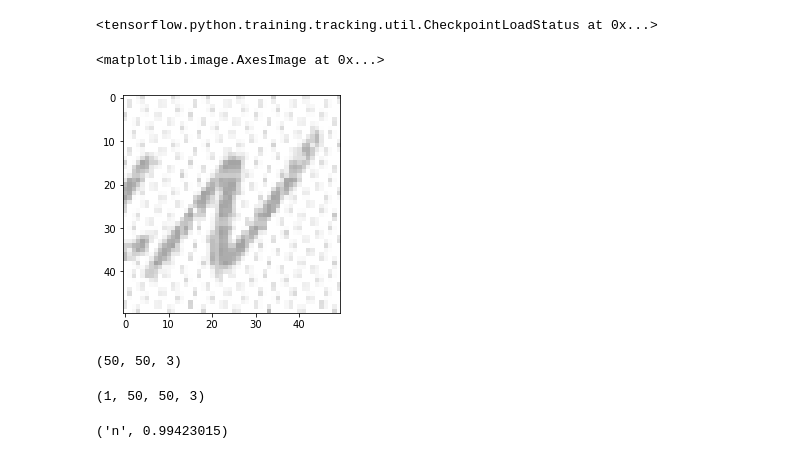
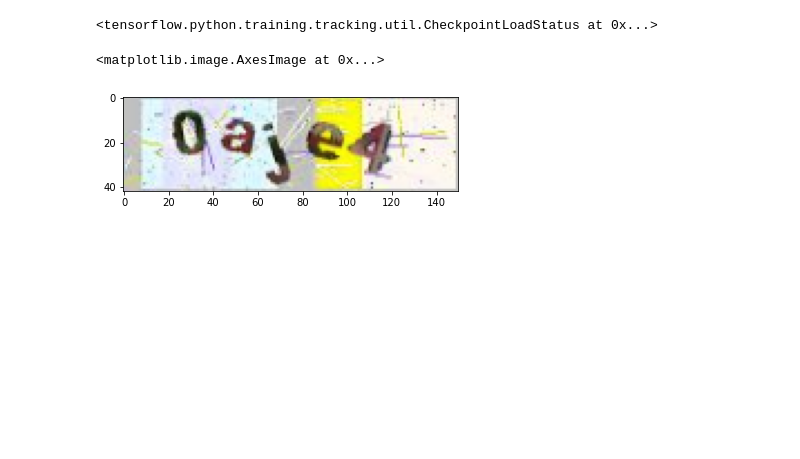
Before and after one commit to maciejewiczow/psi-project-captcha, a Jupyter notebook: solve.ipynb, the cells around one changed output. Saved outputs shown, nothing was run; the diff lists cells and outputs as text; code cells hidden in the pictures; blank space fills up the shorter version.

```diff
--- a/solve.ipynb
+++ b/solve.ipynb
@@ -19,17 +21,12 @@ datasetPath = "lettersDataset_final"
 # %%
 labels = [f.name for f in os.scandir(path.join(datasetPath, "train")) if f.is_dir()]
 # %%
-# inputCaptchaPath = "dataset\\caixa\\1luka.gif"
-folder = "lettersDataset_final\\test\\n\\"
-inputCaptchaPath = path.join(folder, random.choice(os.listdir(folder)))
+inputCaptchaPath = "dataset\\nfe\\0aje4.png"
+# folder = "lettersDataset_final\\test\\n\\"
+# inputCaptchaPath = path.join(folder, random.choice(os.listdir(folder)))
 # %%
-image = cv2.imread(inputCaptchaPath)
-image = cv2.resize(image, (50,50))
+image = readImage(inputCaptchaPath)
 plt.imshow(image)
 # %% [output]
 <matplotlib.image.AxesImage at 0x...>
-[figure, old version]
+[figure, new version]
-# %%
-image.shape
-# %% [output]
-(50, 50, 3)
@@ -38,4 +32,0 @@ image = image.reshape(-1, 50, 50, 3)
-# %%
-image.shape
-# %% [output]
-(1, 50, 50, 3)
@@ -45,4 +32,0 @@ labeledPredictions = [a for a in zip(labels, prediction[0])]
-# %%
-print(max(labeledPredictions, key=lambda x: x[1]))
-# %% [output]
-('n', 0.99423015)
```
Also changed, not shown: parts of 9 cells of this notebook, 2 other files.
